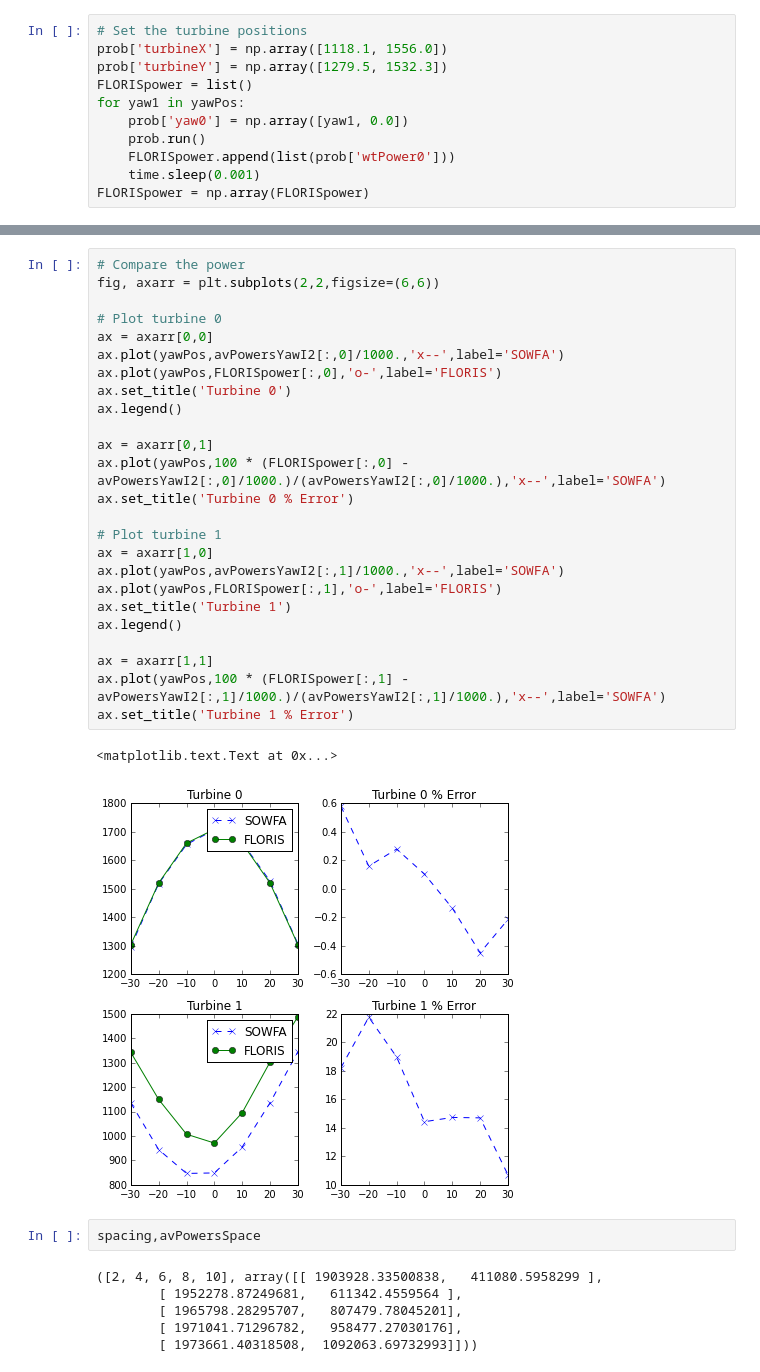
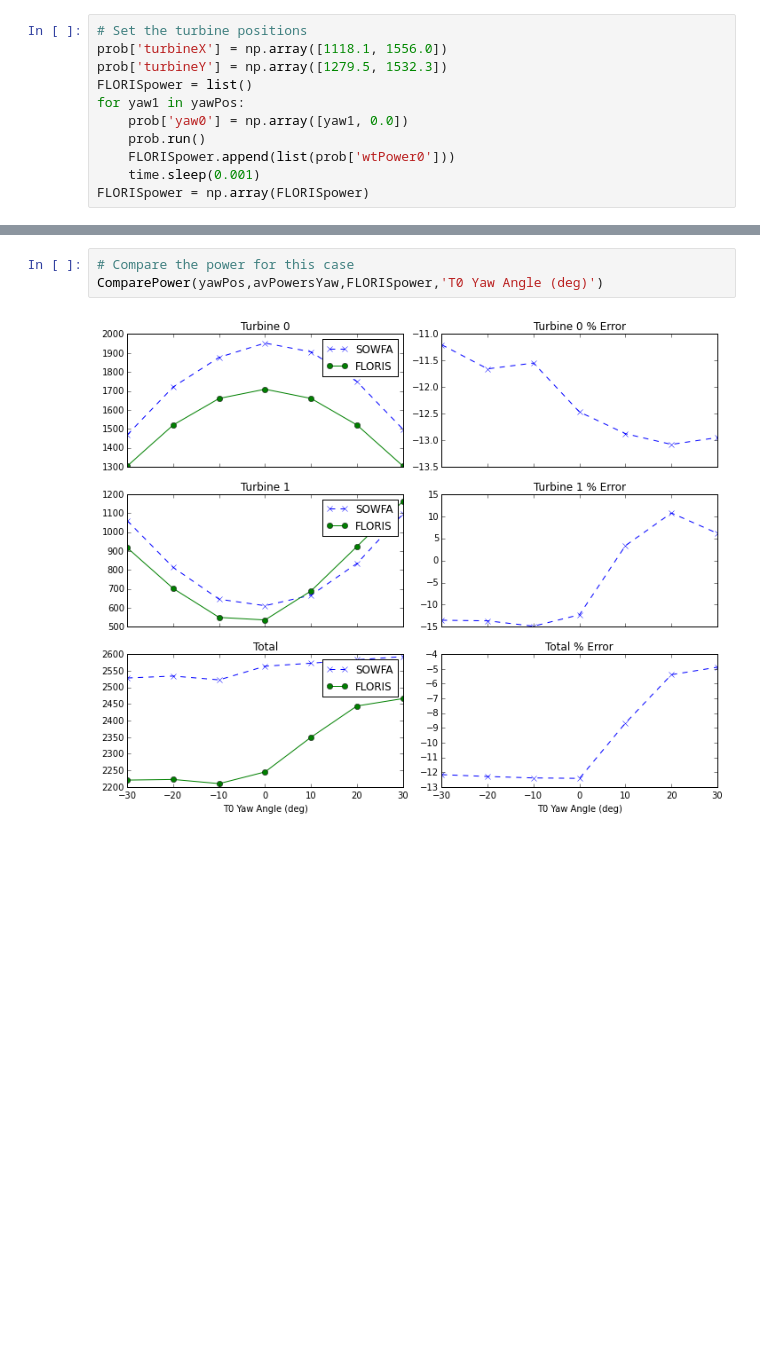
Before and after one commit to WISDEM/FLORISSE, a Jupyter notebook: doc/tune/tuningNotebook/tuneNREL5MW.ipynb, the cells around one changed output, grey strips where cells are left out. Cells and saved outputs as stored; diff of their text form; blank space fills up the shorter version.

```diff
--- a/doc/tune/tuningNotebook/tuneNREL5MW.ipynb
+++ b/doc/tune/tuningNotebook/tuneNREL5MW.ipynb
@@ -231,36 +282,5 @@ FLORISpower = np.array(FLORISpower)
-# %%
-# Compare the power
-fig, axarr = plt.subplots(2,2,figsize=(6,6))
-
-# Plot turbine 0
-ax = axarr[0,0]
-ax.plot(yawPos,avPowersYawI2[:,0]/1000.,'x--',label='SOWFA')
-ax.plot(yawPos,FLORISpower[:,0],'o-',label='FLORIS')
-ax.set_title('Turbine 0')
-ax.legend()
-
-ax = axarr[0,1]
-ax.plot(yawPos,100 * (FLORISpower[:,0] - avPowersYawI2[:,0]/1000.)/(avPowersYawI2[:,0]/1000.),'x--',label='SOWFA')
-ax.set_title('Turbine 0 % Error')
-
-# Plot turbine 1
-ax = axarr[1,0]
-ax.plot(yawPos,avPowersYawI2[:,1]/1000.,'x--',label='SOWFA')
-ax.plot(yawPos,FLORISpower[:,1],'o-',label='FLORIS')
-ax.set_title('Turbine 1')
-ax.legend()
-
-ax = axarr[1,1]
-ax.plot(yawPos,100 * (FLORISpower[:,1] - avPowersYawI2[:,1]/1000.)/(avPowersYawI2[:,1]/1000.),'x--',label='SOWFA')
-ax.set_title('Turbine 1 % Error')
-# %% [output]
-<matplotlib.text.Text at 0x...>
-[figure, removed]
-# %%
-spacing,avPowersSpace
-# %% [output]
-([2, 4, 6, 8, 10], array([[ 1903928.33500838,   411080.5958299 ],
-        [ 1952278.87249681,   611342.4559564 ],
-        [ 1965798.28295707,   807479.78045201],
-        [ 1971041.71296782,   958477.27030176],
-        [ 1973661.40318508,  1092063.69732993]]))
+# %%
+# Compare the power for this case
+ComparePower(yawPos,avPowersYaw,FLORISpower,'T0 Yaw Angle (deg)')
+# %% [output]
+[figure, added]
```
Also changed, not shown: parts of 39 cells of this notebook.
